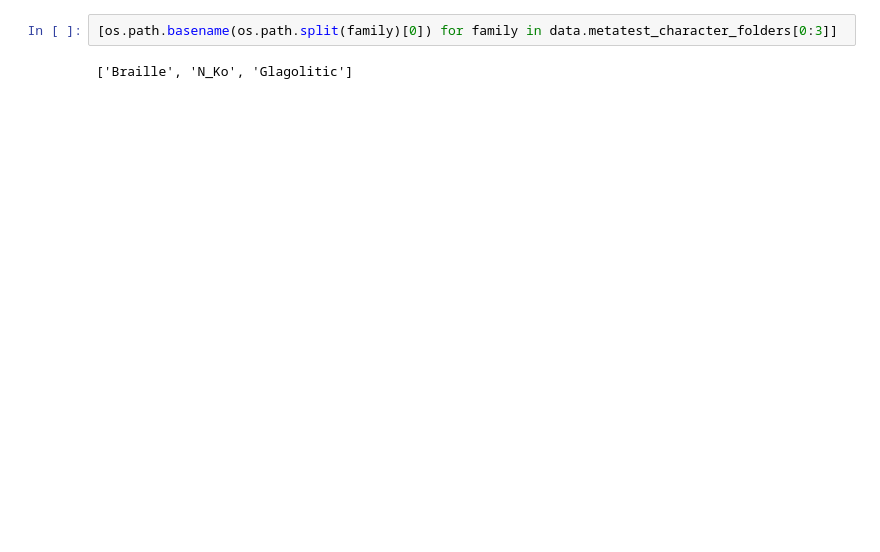
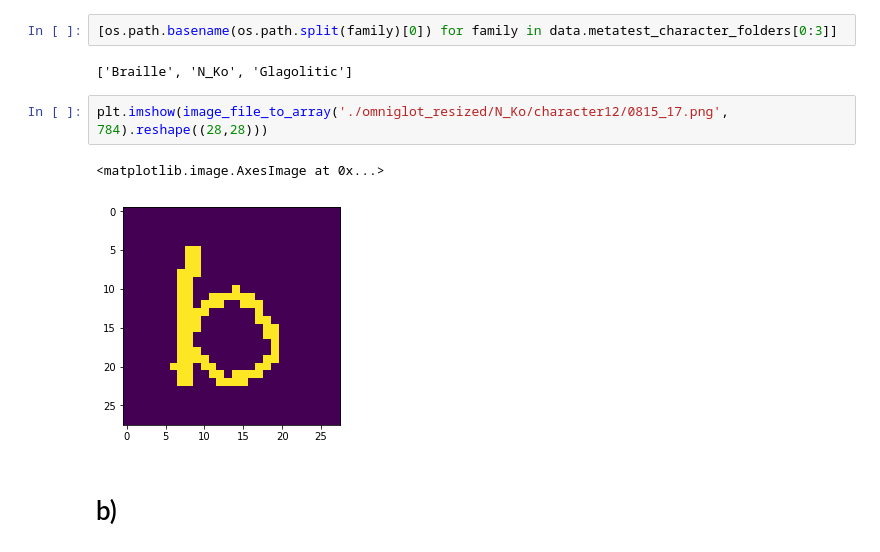
Before and after one commit to LecJackS/CS-330-Deep-Multi-Task-and-Meta-Learning, a Jupyter notebook: Homework 1 - Step by step.ipynb, the cells around one changed output. Cells and saved outputs as stored; diff of their text form; blank space fills up the shorter version.

```diff
--- a/Homework 1 - Step by step.ipynb
+++ b/Homework 1 - Step by step.ipynb
@@ -158,3 +185,10 @@ get_images(data.metatest_character_folders[0:3],['asd','N_Ko','Glagolitic'],1)
 [os.path.basename(os.path.split(family)[0]) for family in data.metatest_character_folders[0:3]]
 # %% [output]
 ['Braille', 'N_Ko', 'Glagolitic']
+# %%
+plt.imshow(image_file_to_array('./omniglot_resized/N_Ko/character12/0815_17.png', 784).reshape((28,28)))
+# %% [output]
+<matplotlib.image.AxesImage at 0x...>
+[figure, added]
+# %% [markdown]
+# b)
```
Also changed, not shown: parts of 11 cells of this notebook, 2 other files.
